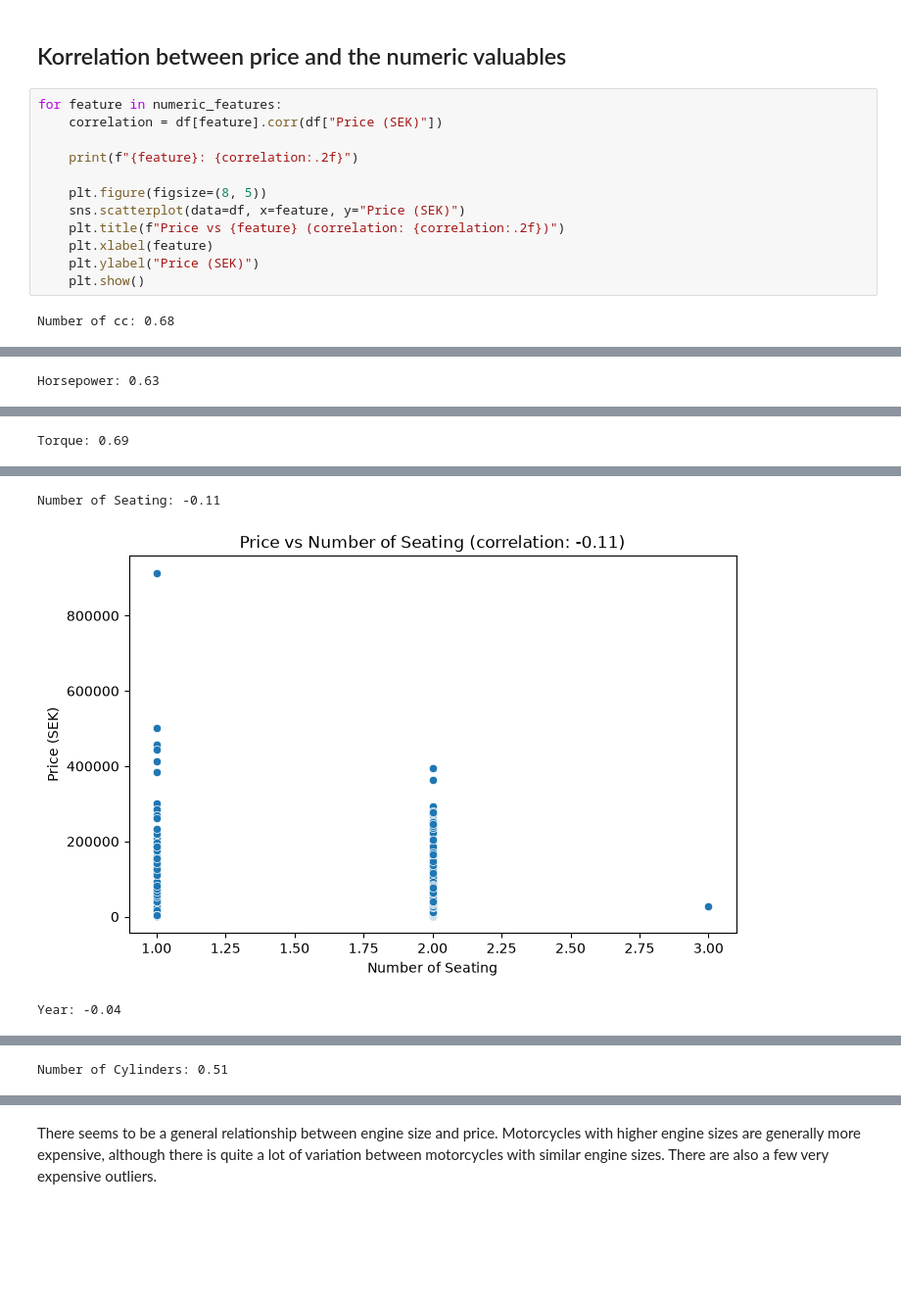
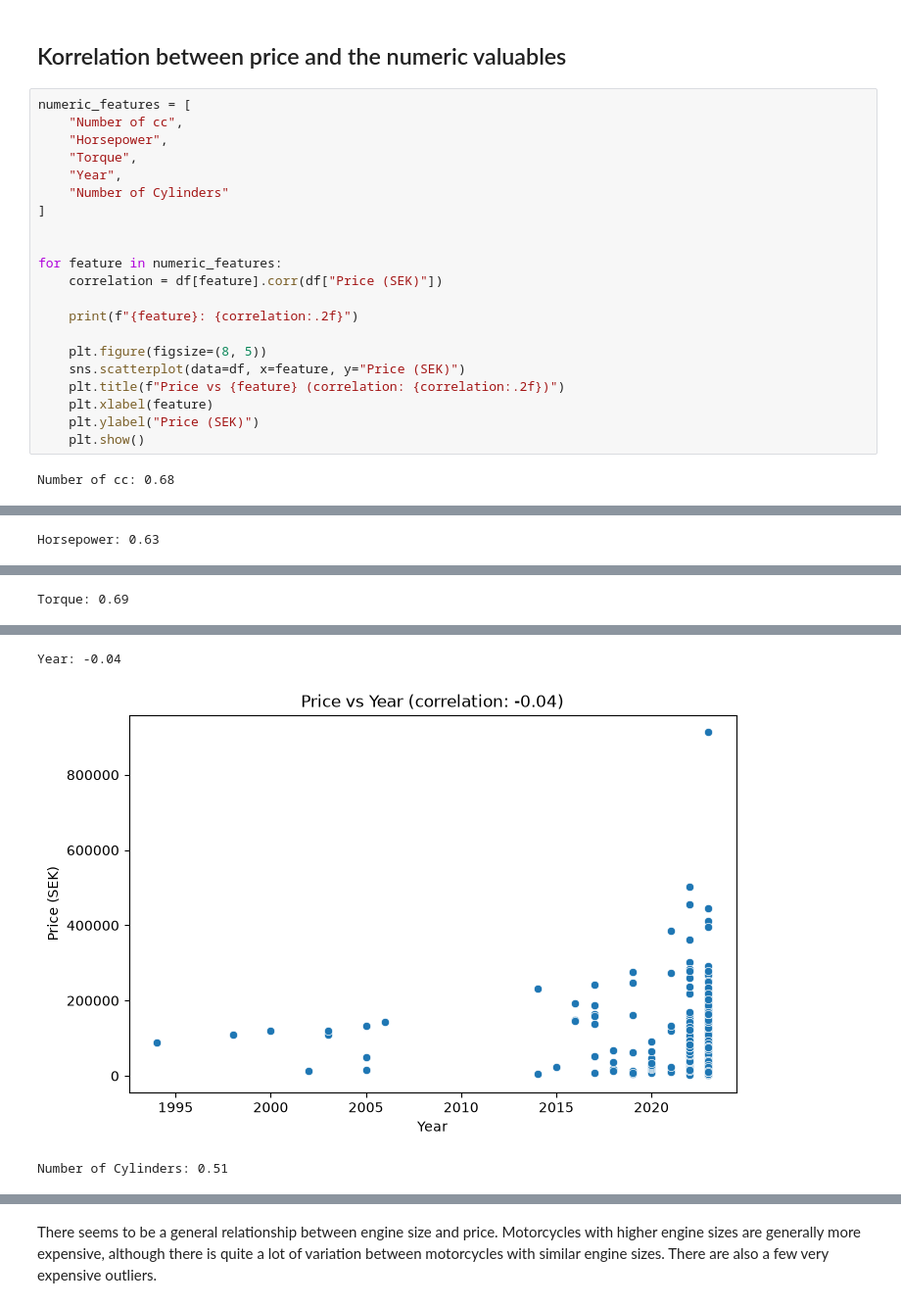
Before and after one commit to Piexgear/mc_match, a Jupyter notebook: EDA.ipynb, the cells around one changed output, grey strips where cells are left out. Shown at 98% size. Drawn from its saved outputs; the diff is of its cells as text; blank space fills up the shorter version.

Commit message:
Cleaned up the data and added the numeric_feature for Lina.
There were alot of wierd data that is now more accurate

Numeric feature had lost the definition in the progress on upload

```diff
--- a/EDA.ipynb
+++ b/EDA.ipynb
@@ -228,24 +226,33 @@ df.nlargest(10, "Horsepower")[["Company", "Model", "Price (SEK)", "Horsepower"]]
 # %% [markdown]
 ## Korrelation between price and the numeric valuables
 # %%
+numeric_features = [
+    "Number of cc",
+    "Horsepower",
+    "Torque",
+    "Year",
+    "Number of Cylinders"
+]
+
+
 for feature in numeric_features:
     correlation = df[feature].corr(df["Price (SEK)"])
 
     print(f"{feature}: {correlation:.2f}")
 
     plt.figure(figsize=(8, 5))
     sns.scatterplot(data=df, x=feature, y="Price (SEK)")
     plt.title(f"Price vs {feature} (correlation: {correlation:.2f})")
     plt.xlabel(feature)
     plt.ylabel("Price (SEK)")
     plt.show()
 # %% [output]
 Number of cc: 0.68
 [figure]
 Horsepower: 0.63
 [figure]
 Torque: 0.69
 [figure]
-Number of Seating: -0.11
+Year: -0.04
-[figure, old version]
+[figure, new version]
-Year: -0.04
+Number of Cylinders: 0.51
@@ -253 +259,0 @@ Year: -0.04
-Number of Cylinders: 0.51
```
Also changed, not shown: parts of 7 cells of this notebook, 1 other file.
